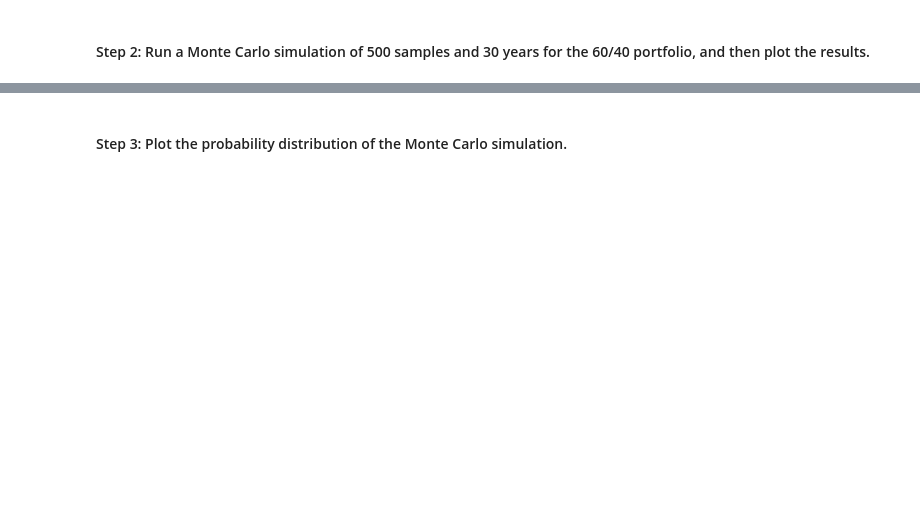
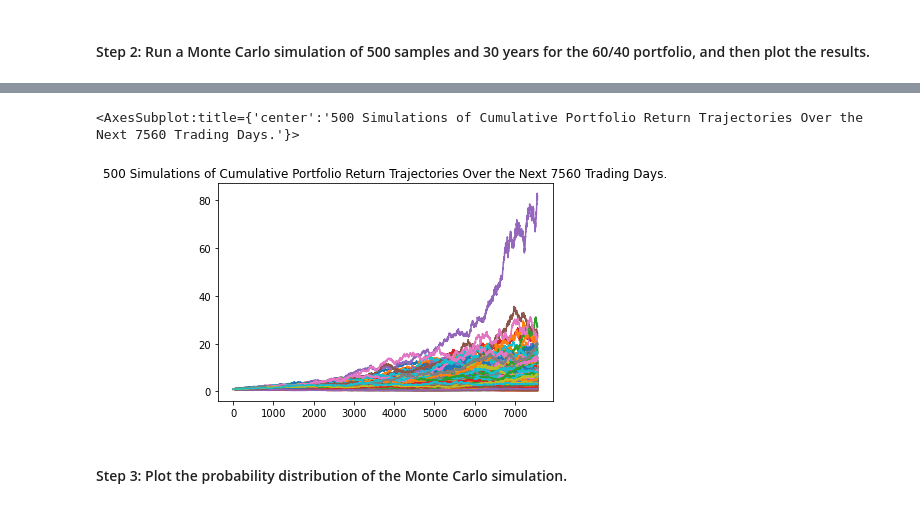
Before and after one commit to jasonbucks/Module_5, a Jupyter notebook: financial_planning_tools.ipynb, the cells around one changed output, grey strips where cells are left out. Drawn from its saved outputs; the diff is of its cells as text; code cells hidden in the pictures; blank space fills up the shorter version.

```diff
--- a/financial_planning_tools.ipynb
+++ b/financial_planning_tools.ipynb
@@ -421,5 +461,12 @@ In this section, you’ll use the MCForecastTools library to create a Monte Carl
 # %%
 # Set start and end dates of 3 years back from your current date
 # Alternatively, you can use an end date of 2020-08-07 and work 3 years back from that date
-# YOUR CODE HERE
-# YOUR CODE HERE
+
+print(prior_business_day_str) # from Financial Planner for Emergencies coding
+
+three_years_ago = prior_business_day - datetime.timedelta(days=365*3)
+three_years_ago_str = three_years_ago.strftime ('%Y-%m-%d') # formats the date to YYYY-MM-DD and stores as a string
+print(three_years_ago_str)
+
+start_date_2 = pd.Timestamp(three_years_ago_str, tz="America/New_York").isoformat()
+end_date_2 = pd.Timestamp(prior_business_day_str, tz="America/New_York").isoformat()
@@ -428,15 +478,22 @@ In this section, you’ll use the MCForecastTools library to create a Monte Carl
 # The tickers and timeframe parameters should have been set in Part 1 of this activity
 # The start and end dates should be updated with the information set above
 # Remember to add the df property to the end of the call so the response is returned as a DataFrame
-# YOUR CODE HERE
+portfolio_2_df = alpaca.get_bars(
+    tickers,
+    timeframe,
+    start=start_date_2,
+    end=end_date_2).df
+
+# Take only the "close" and "symbol" columns for the dataframe.
+portfolio_2_df = portfolio_2_df[["close", "symbol"]]
 
 # Reorganize the DataFrame
 # Separate ticker data
-# YOUR CODE HERE
+SPY_2 = portfolio_2_df[portfolio_2_df['symbol']=='SPY'].drop('symbol', axis=1)
+AGG_2 = portfolio_2_df[portfolio_2_df['symbol']=='AGG'].drop('symbol', axis=1)
 
 # Concatenate the ticker DataFrames
-# YOUR CODE HERE
+portfolio_2_df = pd.concat([SPY_2,AGG_2], axis=1, keys=['SPY','AGG'])
 
 # Display both the first and last five rows of the DataFrame
-# YOUR CODE HERE
-# YOUR CODE HERE
+portfolio_2_df
@@ -446,7 +519,11 @@ In this section, you’ll use the MCForecastTools library to create a Monte Carl
 # Configure the Monte Carlo simulation to forecast 30 years cumulative returns
 # The weights should be split 40% to AGG and 60% to SPY.
 # Run 500 samples.
-# YOUR CODE HERE
+MC_60_40 = MCSimulation(
+    portfolio_data = portfolio_2_df,
+    weights = [0.60, 0.40],
+    num_simulation=500,
+    num_trading_days=252*30)
 
 # Review the simulation input data
-# YOUR CODE HERE
+MC_60_40.portfolio_data
@@ -456,7 +591,11 @@ In this section, you’ll use the MCForecastTools library to create a Monte Carl
 # %%
 # Visualize the 30-year Monte Carlo simulation by creating an
 # overlay line plot
-# YOUR CODE HERE
+MC_60_40_overlay_plot = MC_60_40.plot_simulation()
+MC_60_40_overlay_plot
+# %% [output]
+<AxesSubplot:title={'center':'500 Simulations of Cumulative Portfolio Return Trajectories Over the Next 7560 Trading Days.'}>
+[figure, added]
 # %% [markdown]
 #### Step 3: Plot the probability distribution of the Monte Carlo simulation.
 # %%
```
Also changed, not shown: parts of 40 cells of this notebook.
